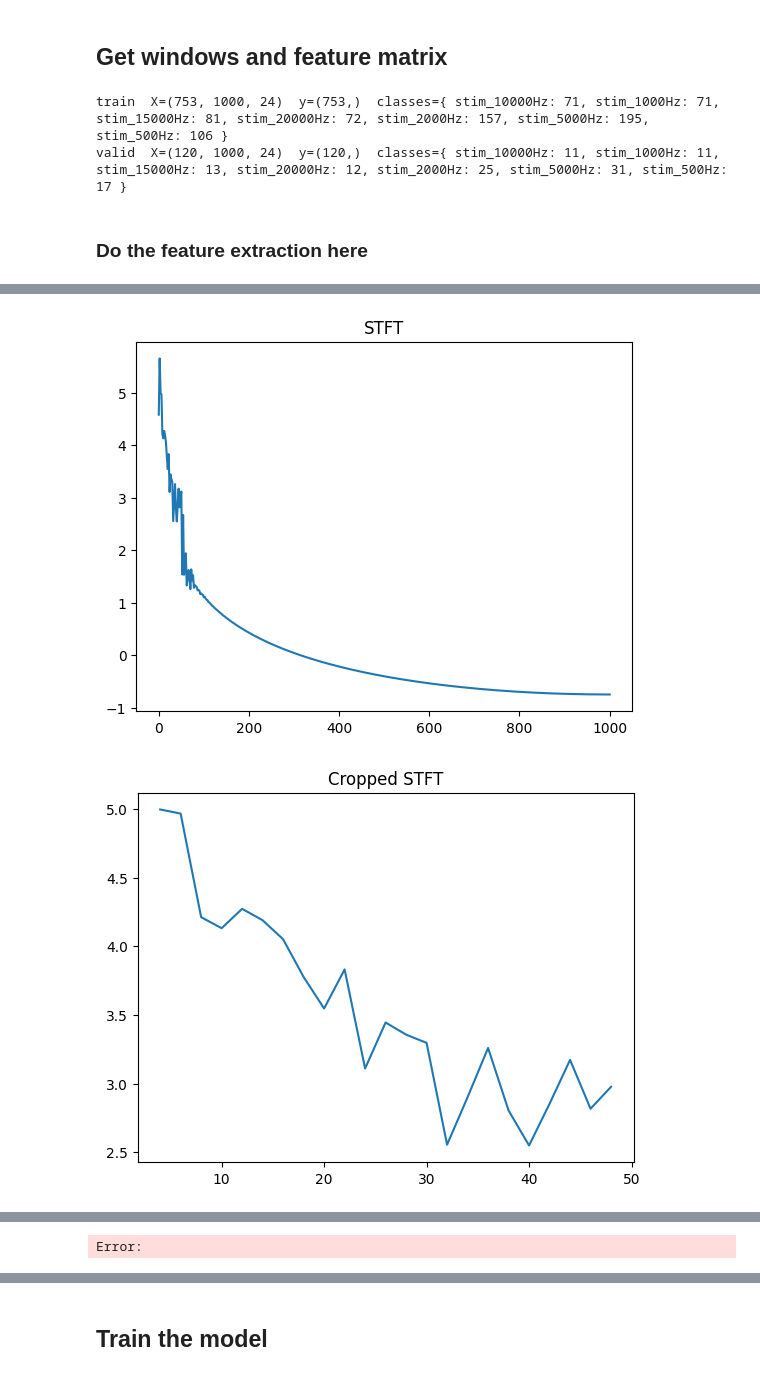
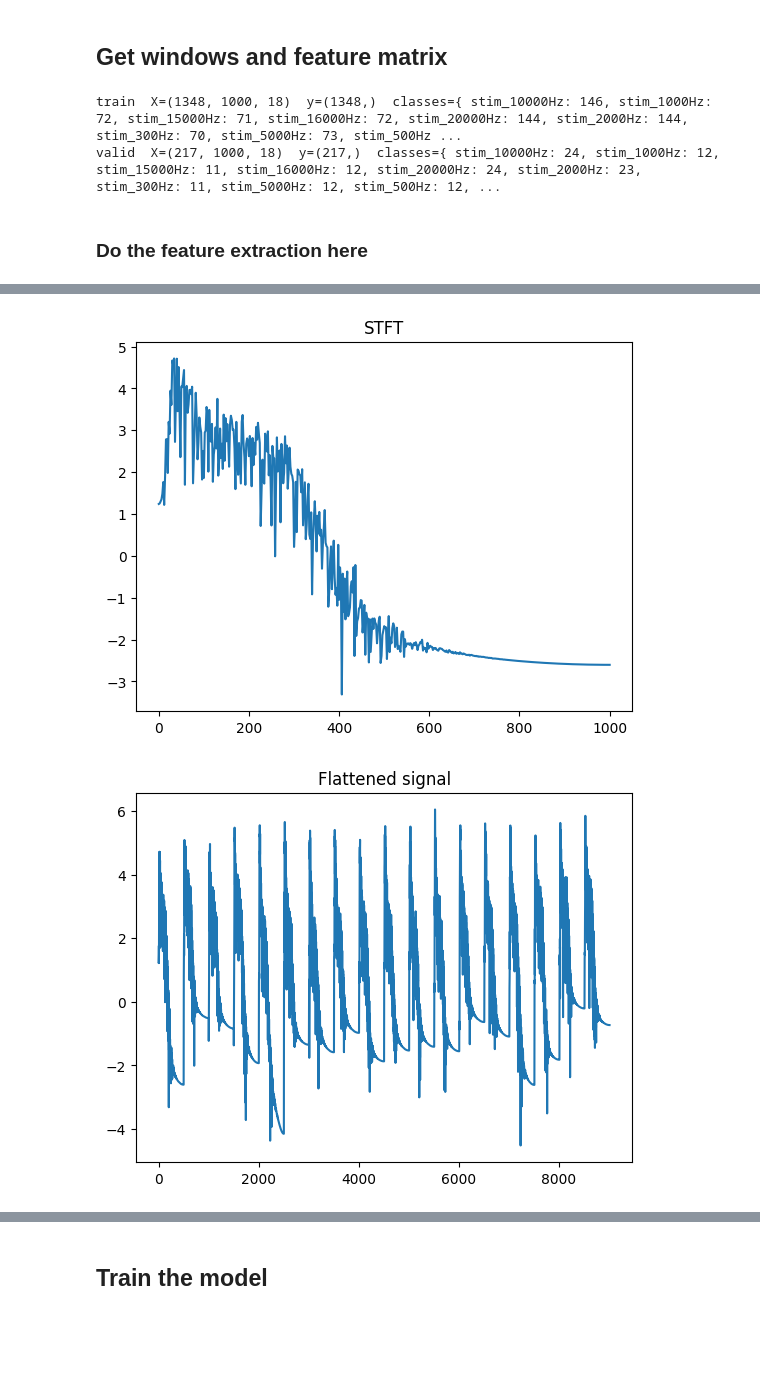
Before and after one commit to Neurosoft-Bioelectronics/auditorydecoding, a Jupyter notebook: notebooks/frequency_decoding.ipynb, the cells around one changed output, grey strips where cells are left out. Saved outputs shown, nothing was run; the diff lists cells and outputs as text; code cells hidden in the pictures; blank space fills up the shorter version.

```diff
--- a/notebooks/frequency_decoding.ipynb
+++ b/notebooks/frequency_decoding.ipynb
@@ -30,7 +33,7 @@ SPLIT_TYPE = "intrasession-causal"
 TASK_TYPE = "acoustic_stim"
 
 DATA_ROOT = "../data/processed/neurosoft_minipigs_2026"
-RECORDING_ID = "sub-02_ses-01_task-AcousStim_acq-LH_desc-raw"
+RECORDING_ID = "sub-06_ses-02_task-AcousStim_acq-LH_desc-raw"
 # %% [markdown]
 ## Load the data and preprocessing
 # %%
@@ -90,10 +93,12 @@ def bandpass_filter(data, lowcut, highcut, fs, order=5):
     y = sosfilt(sos, data)
     return y
 
-fs = 2000
-lowcut, highcut = 2.236, 49.9999
-filtered_signal = bandpass_filter(signal, lowcut, highcut, fs, order=6)
-data_train = bandpass_filter(data_train, lowcut, highcut, fs, order=6)
+FILTER_SIGNAL = True
+if FILTER_SIGNAL:
+    fs = 2000
+    lowcut, highcut = 30, 300
+    filtered_signal = bandpass_filter(signal, lowcut, highcut, fs, order=6)
+    data_train = bandpass_filter(data_train, lowcut, highcut, fs, order=6)
 # %%
 plot_spectrum2(signal[:, 0], fs, lowcut, highcut)
 plot_spectrum2(filtered_signal[:, 0], fs, lowcut, highcut)
@@ -162,8 +167,8 @@ for name, X, y in [
     dist = ", ".join(f"{u}: {c}" for u, c in zip(unique, counts))
     print(f"{name:>5s}  X={X.shape}  y={y.shape}  classes={{ {dist} }}")
 # %% [output]
-train  X=(753, 1000, 24)  y=(753,)  classes={ stim_10000Hz: 71, stim_1000Hz: 71, stim_15000Hz: 81, stim_20000Hz: 72, stim_2000Hz: 157, stim_5000Hz: 195, stim_500Hz: 106 }
-valid  X=(120, 1000, 24)  y=(120,)  classes={ stim_10000Hz: 11, stim_1000Hz: 11, stim_15000Hz: 13, stim_20000Hz: 12, stim_2000Hz: 25, stim_5000Hz: 31, stim_500Hz: 17 }
+train  X=(1348, 1000, 18)  y=(1348,)  classes={ stim_10000Hz: 146, stim_1000Hz: 72, stim_15000Hz: 71, stim_16000Hz: 72, stim_20000Hz: 144, stim_2000Hz: 144, stim_300Hz: 70, stim_5000Hz: 73, stim_500Hz ...
+valid  X=(217, 1000, 18)  y=(217,)  classes={ stim_10000Hz: 24, stim_1000Hz: 12, stim_15000Hz: 11, stim_16000Hz: 12, stim_20000Hz: 24, stim_2000Hz: 23, stim_300Hz: 11, stim_5000Hz: 12, stim_500Hz: 12, ...
 # %% [markdown]
 ### Do the feature extraction here
 # %%
@@ -179,7 +184,7 @@ plt.title("Raw signal")
 plt.show()
 
 STFT = True
-CROP_FREQS = True
+CROP_FREQS = False
 if STFT:
     X_train = np.log(np.abs(np.fft.rfft(X_train, axis=1)))
     X_valid = np.log(np.abs(np.fft.rfft(X_valid, axis=1)))
@@ -231,2 +236,2 @@ if FLATTEN:
-[figure, old version]
+[figure, new version]
-[figure, old version]
+[figure, new version]
@@ -234,4 +238,3 @@ if FLATTEN:
-Error:
 # %%
 print(f"Feature matrix shapes:  train {X_train.shape}  valid {X_valid.shape}")
 
```
Also changed, not shown: parts of 12 cells of this notebook, 4 other files.
